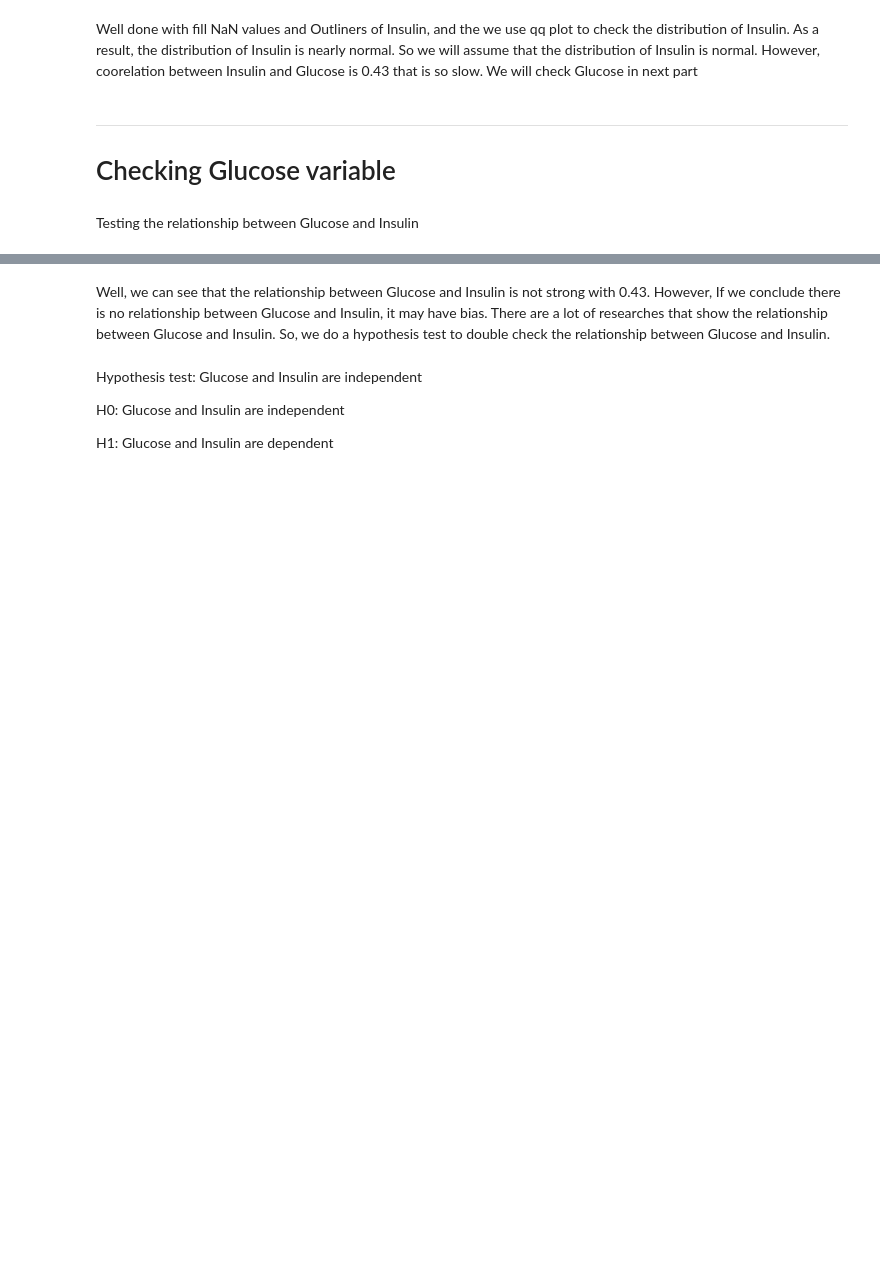
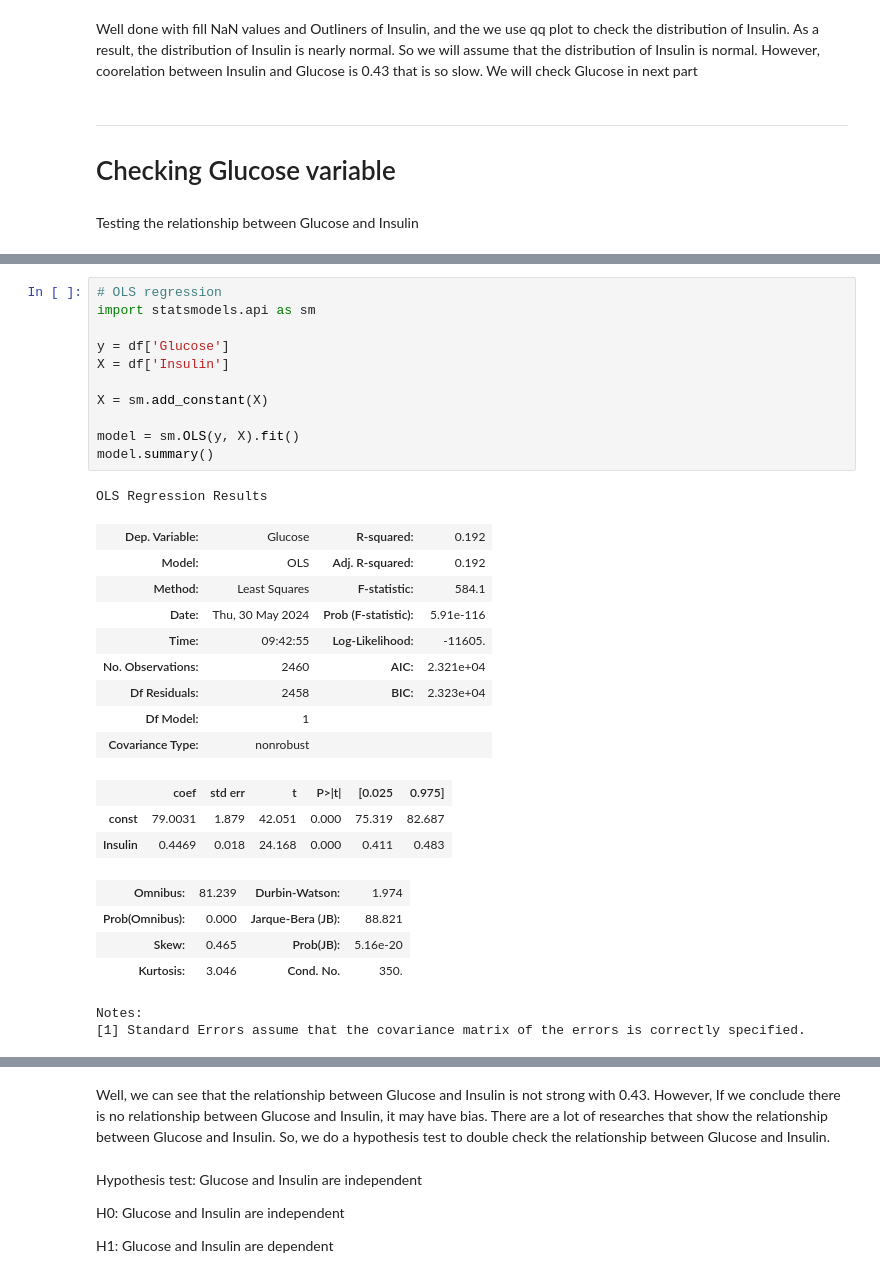
Before and after one commit to Drissdo185/Static-Method-Project, a Jupyter notebook: Rework.ipynb, the cells around one changed output, grey strips where cells are left out. Saved outputs shown, nothing was run; the diff lists cells and outputs as text; blank space fills up the shorter version.

```diff
--- a/Rework.ipynb
+++ b/Rework.ipynb
@@ -850,0 +873,31 @@ Text(0.5, 1.0, 'Glucose vs Insulin')
+# %%
+# OLS regression
+import statsmodels.api as sm
+
+y = df['Glucose']
+X = df['Insulin']
+
+X = sm.add_constant(X)
+
+model = sm.OLS(y, X).fit()
+model.summary()
+# %% [output]
+OLS Regression Results
+| Dep. Variable: | Glucose | R-squared: | 0.192 |
+| Model: | OLS | Adj. R-squared: | 0.192 |
+| Method: | Least Squares | F-statistic: | 584.1 |
+| Date: | Thu, 30 May 2024 | Prob (F-statistic): | 5.91e-116 |
+| Time: | 09:42:55 | Log-Likelihood: | -11605. |
+| No. Observations: | 2460 | AIC: | 2.321e+04 |
+| Df Residuals: | 2458 | BIC: | 2.323e+04 |
+| Df Model: | 1 |  |  |
+| Covariance Type: | nonrobust |  |  |
+|  | coef | std err | t | P>|t| | [0.025 | 0.975] |
+| const | 79.0031 | 1.879 | 42.051 | 0.000 | 75.319 | 82.687 |
+| Insulin | 0.4469 | 0.018 | 24.168 | 0.000 | 0.411 | 0.483 |
+| Omnibus: | 81.239 | Durbin-Watson: | 1.974 |
+| Prob(Omnibus): | 0.000 | Jarque-Bera (JB): | 88.821 |
+| Skew: | 0.465 | Prob(JB): | 5.16e-20 |
+| Kurtosis: | 3.046 | Cond. No. | 350. |
+Notes:
+[1] Standard Errors assume that the covariance matrix of the errors is correctly specified.
```
Also changed, not shown: parts of 28 cells of this notebook, 1 other file.
